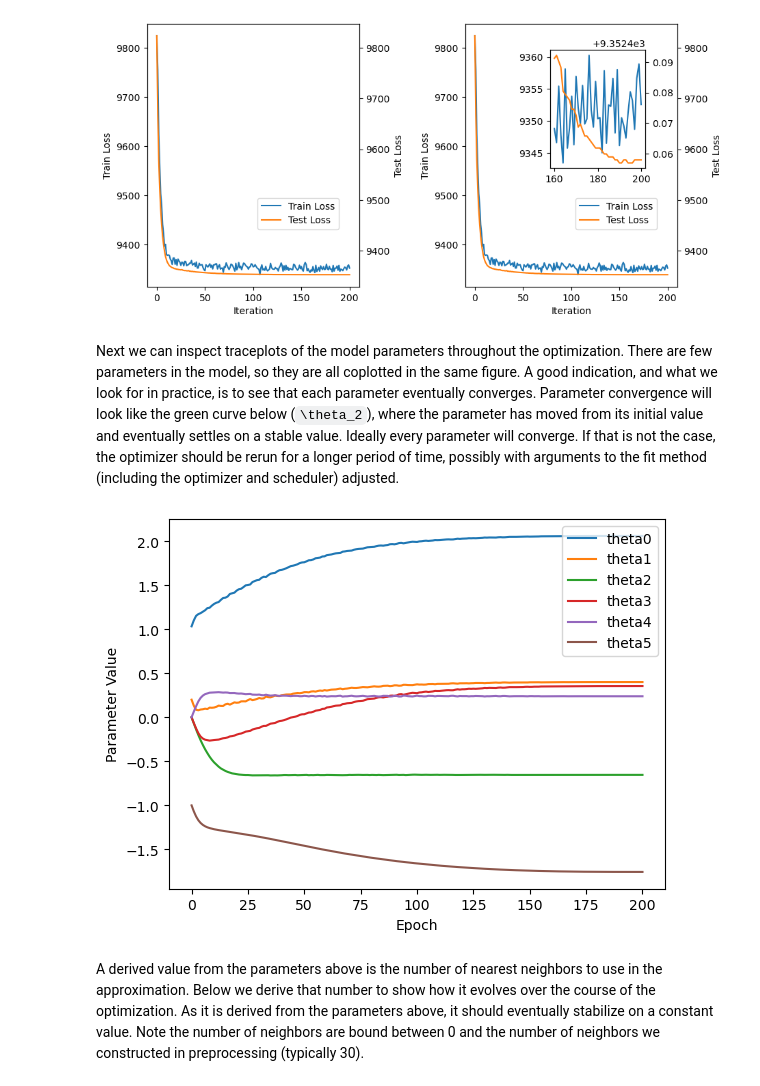
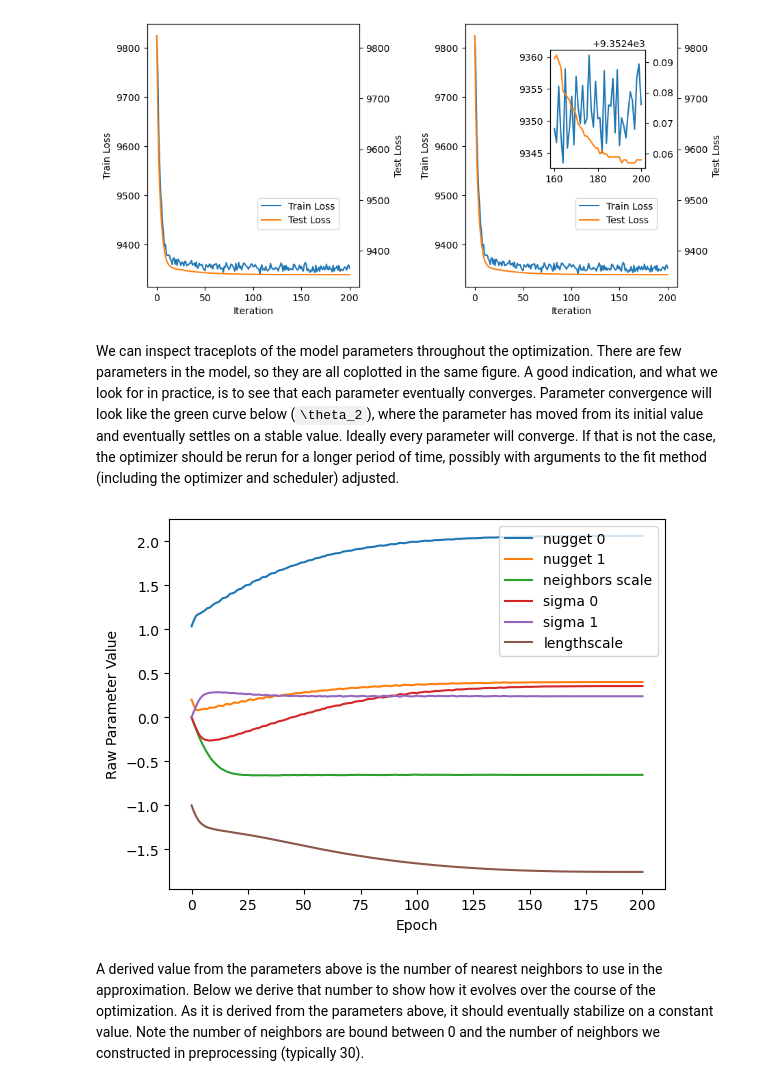
Before and after one commit to katzfuss-group/batram, a Jupyter notebook: notebooks/getting-started.ipynb, the cells around one changed output. Drawn from its saved outputs; the diff is of its cells as text; code cells hidden in the pictures.

```diff
--- a/notebooks/getting-started.ipynb
+++ b/notebooks/getting-started.ipynb
@@ -213,7 +213,7 @@ plt.show()
 # %% [output]
 [figure]
 # %% [markdown]
-Next we can inspect traceplots of the model parameters throughout the optimization.
+We can inspect traceplots of the model parameters throughout the optimization.
 There are few parameters in the model, so they are all coplotted in the same figure.
 A good indication, and what we look for in practice, is to see that each parameter
 eventually converges. Parameter convergence will look like the green curve below
@@ -222,10 +222,10 @@ settles on a stable value. Ideally every parameter will converge. If that is not
 the case, the optimizer should be rerun for a longer period of time, possibly
 with arguments to the fit method (including the optimizer and scheduler) adjusted.
 # %%
-res.plot_theta()
+res.plot_params()
 plt.show()
 # %% [output]
-[figure, old version]
+[figure, new version]
 # %% [markdown]
 A derived value from the parameters above is the number of nearest neighbors to
 use in the approximation. Below we derive that number to show how it evolves over
```
